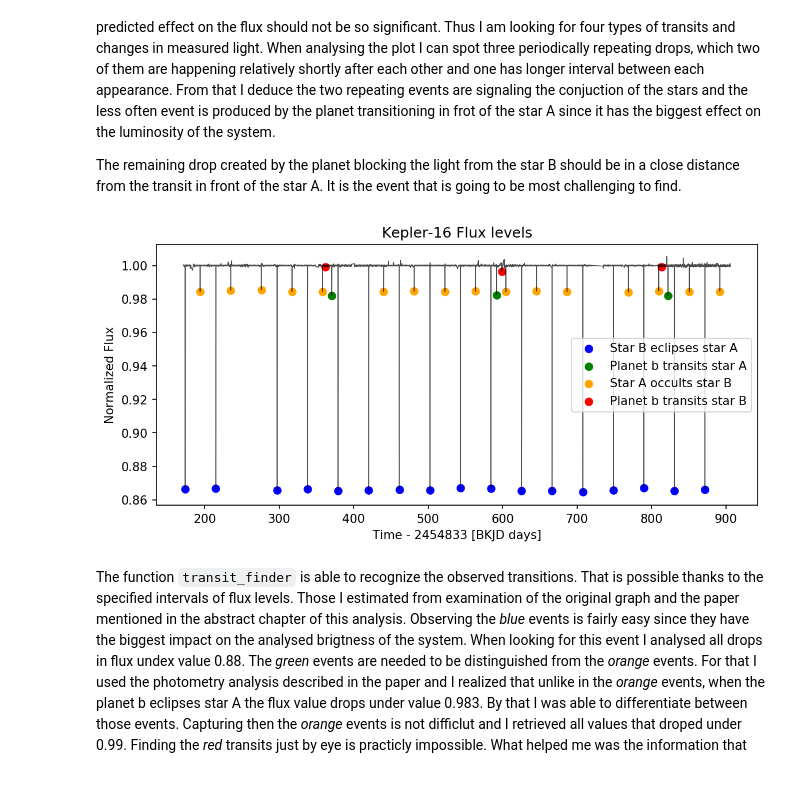
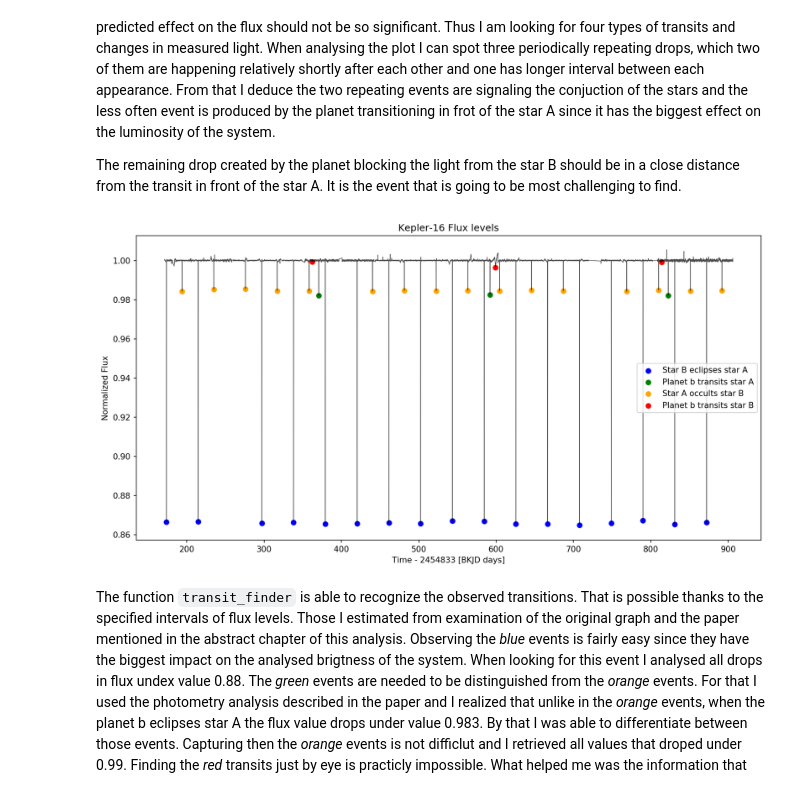
Before and after one commit to ctom2/kepler-analysis, a Jupyter notebook: Kepler-16_analysis.ipynb, the cells around one changed output. Saved outputs shown, nothing was run; the diff lists cells and outputs as text; code cells hidden in the pictures.

```diff
--- a/Kepler-16_analysis.ipynb
+++ b/Kepler-16_analysis.ipynb
@@ -291,19 +291,19 @@ def transit_finder(time, flux):
 # %%
 A_B_flux, A_B_time, B_A_flux, B_A_time, b_A_flux, b_A_time, b_B_flux, b_B_time = transit_finder(lc.time, lc.flux)
 # %%
-plt.figure(figsize=(9,4), dpi=150)
+plt.figure(figsize=(14,7), dpi=150)
 plt.plot(lc.time, lc.flux, color='black', alpha=0.7, linewidth=0.7)
 plt.scatter(B_A_time, B_A_flux, color='blue', label='Star B eclipses star A')
 plt.scatter(b_A_time, b_A_flux, color='green', label='Planet b transits star A')
 plt.scatter(A_B_time, A_B_flux, color='orange', label='Star A occults star B')
 plt.scatter(b_B_time, b_B_flux, color='red', label='Planet b transits star B')
 plt.xlabel('Time - 2454833 [BKJD days]')
 plt.ylabel('Normalized Flux')
 plt.title('Kepler-16 Flux levels')
 plt.legend(loc='center right')
 plt.show()
 # %% [output]
-[figure, old version]
+[figure, new version]
 # %% [markdown]
 The function `transit_finder` is able to recognize the observed transitions. That is possible thanks to the specified intervals of flux levels. Those I estimated from examination of the original graph and the paper mentioned in the abstract chapter of this analysis.
 Observing the *blue* events is fairly easy since they have the biggest impact on the analysed brigtness of the system. When looking for this event I analysed all drops in flux undex value 0.88.
```
